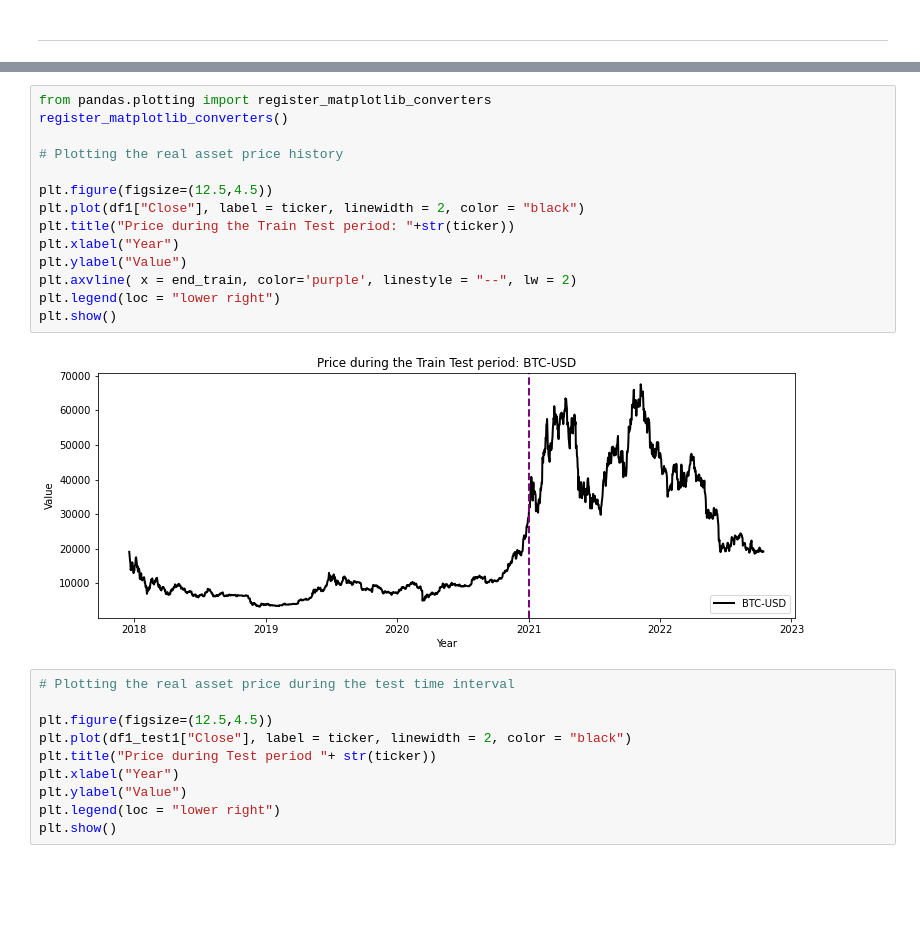
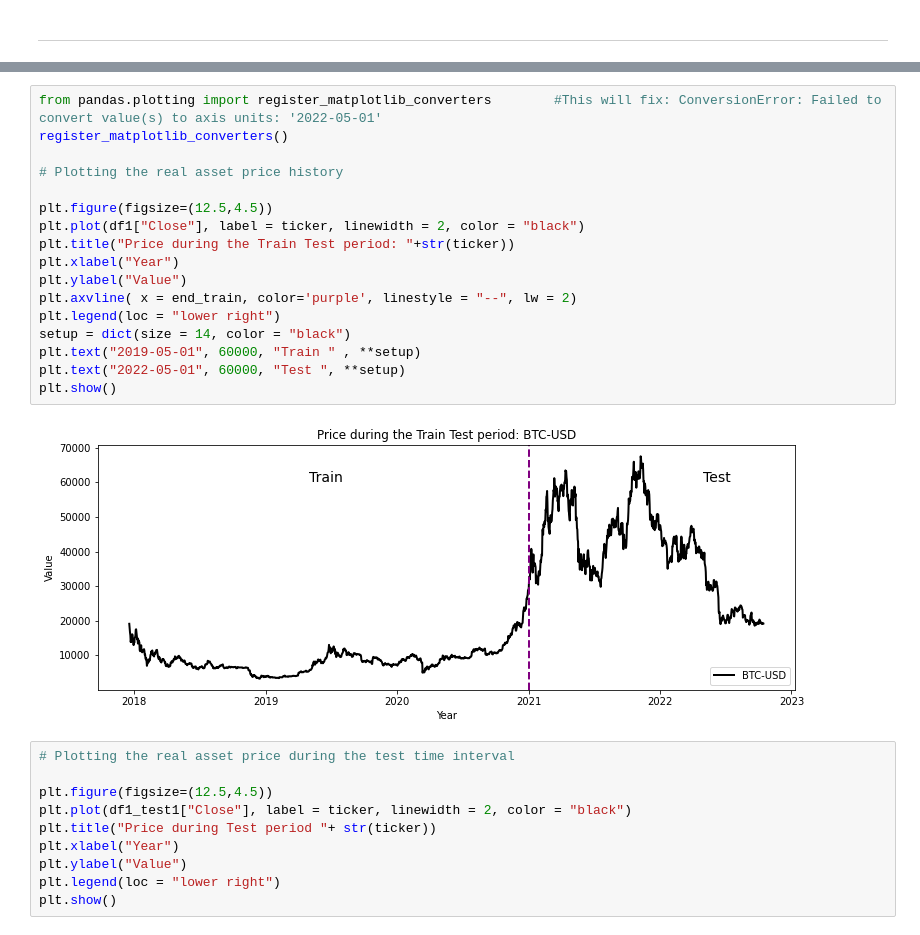
Before and after one commit to lgbongiolo/Neural-Networks-for-Markets, a Jupyter notebook: Neural Network Finance - Tester V1.2.ipynb, the cells around one changed output, grey strips where cells are left out. Saved outputs shown, nothing was run; the diff lists cells and outputs as text; blank space fills up the shorter version.

```diff
--- a/Neural Network Finance - Tester V1.2.ipynb
+++ b/Neural Network Finance - Tester V1.2.ipynb
@@ -464,19 +463,22 @@ base_agregada.groupby((base_agregada["train_test"].shift() * base_agregada["trai
 # %%
-from pandas.plotting import register_matplotlib_converters
+from pandas.plotting import register_matplotlib_converters        #This will fix: ConversionError: Failed to convert value(s) to axis units: '2022-05-01'
 register_matplotlib_converters()
 
 # Plotting the real asset price history
 
 plt.figure(figsize=(12.5,4.5))
 plt.plot(df1["Close"], label = ticker, linewidth = 2, color = "black")
 plt.title("Price during the Train Test period: "+str(ticker))
 plt.xlabel("Year")
 plt.ylabel("Value")
 plt.axvline( x = end_train, color='purple', linestyle = "--", lw = 2)
 plt.legend(loc = "lower right")
+setup = dict(size = 14, color = "black")
+plt.text("2019-05-01", 60000, "Train " , **setup)
+plt.text("2022-05-01", 60000, "Test ", **setup)
 plt.show()
 # %% [output]
-[figure, old version]
+[figure, new version]
 # %%
 # Plotting the real asset price during the test time interval
 
```
Also changed, not shown: parts of 30 cells of this notebook.
